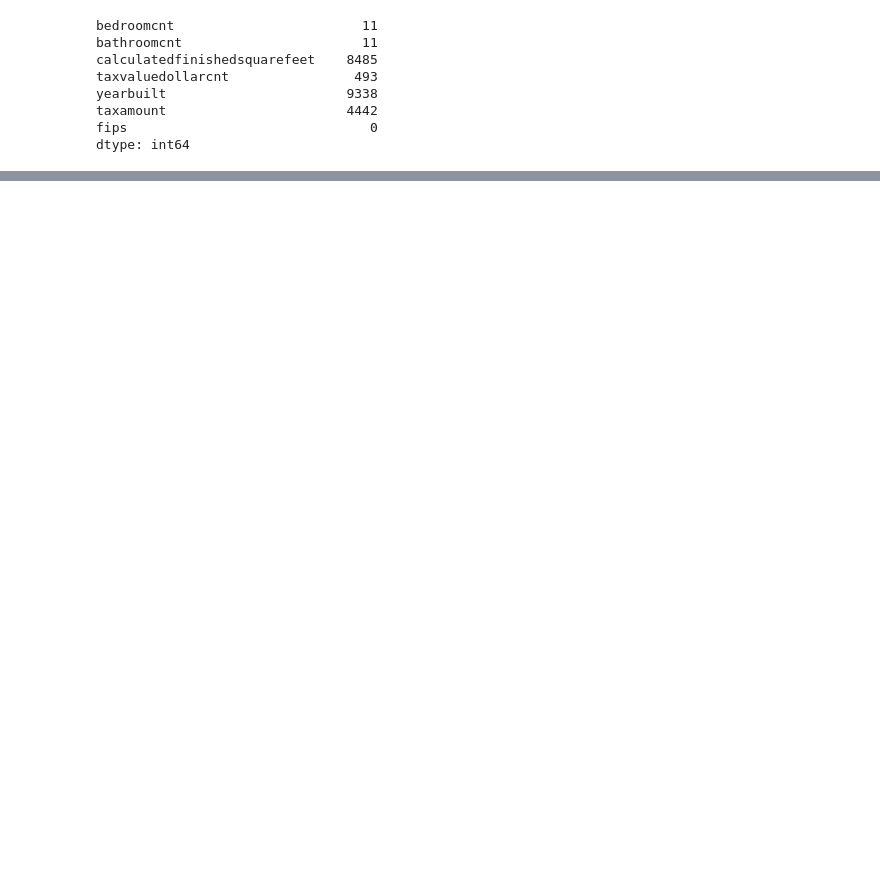
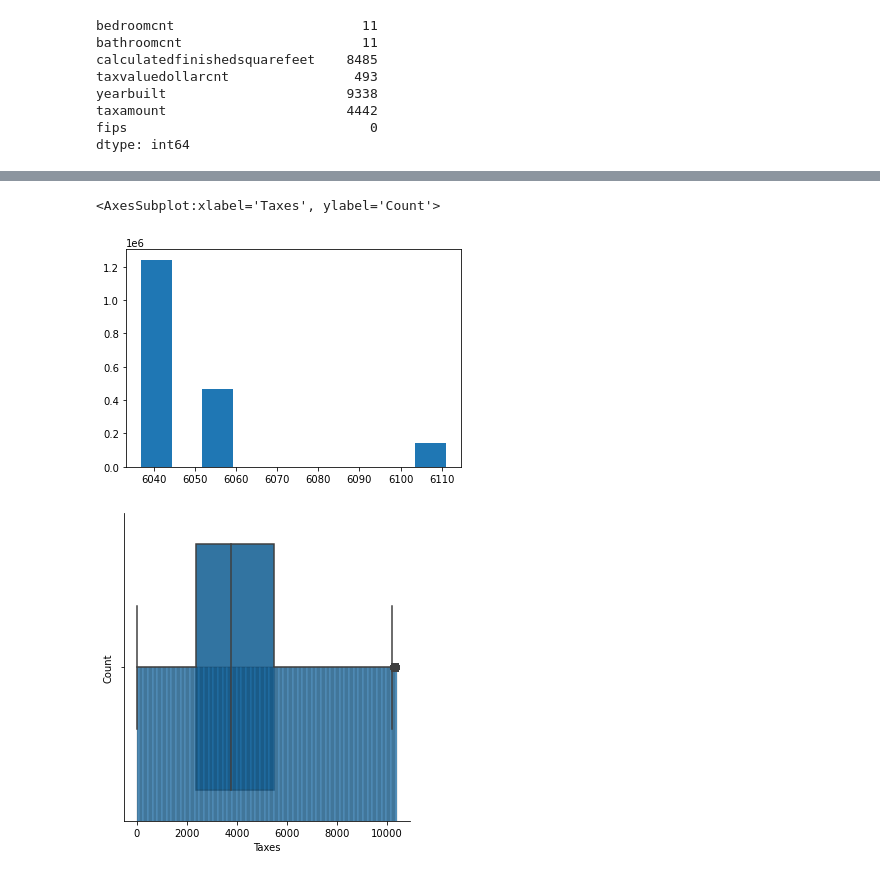
Before and after one commit to cristianibarra1/regression-exercises, a Jupyter notebook: wrangle.ipynb, the cells around one changed output, grey strips where cells are left out. Drawn from its saved outputs; the diff is of its cells as text; code cells hidden in the pictures; blank space fills up the shorter version.

```diff
--- a/wrangle.ipynb
+++ b/wrangle.ipynb
@@ -147,22 +220,0 @@ for i, col in enumerate(cols):
-# %%
-plt.figure(figsize=(10, 8))
-
-# List of columns
-cols = ['Bedrooms', 'Bathrooms', 'Squarefeet','TaxesTotal','Year','Taxes','Fips']
-
-for i, col in enumerate(cols):
-
-    # i starts at 0, but plot nos should start at 1
-    plot_number = i + 1
-
-    # Create subplot.
-    plt.subplot(3,3, plot_number)
-
-    # Title with column name.
-    plt.title(col)
-
-    # Display histogram for column.
-    df[col].plot.pie(y='mass', figsize=(5, 5))
-
-    # Hide gridlines.
-    plt.grid(False)
@@ -168,0 +361,8 @@ for i, col in enumerate(cols):
+# %%
+df[col].hist(grid=False, bins=10)
+sns.displot(x='Taxes', data=df)
+sns.boxplot(x='Taxes',data=df)
+# %% [output]
+<AxesSubplot:xlabel='Taxes', ylabel='Count'>
+[figure, added]
+[figure, added]
```
Also changed, not shown: parts of 35 cells of this notebook.
